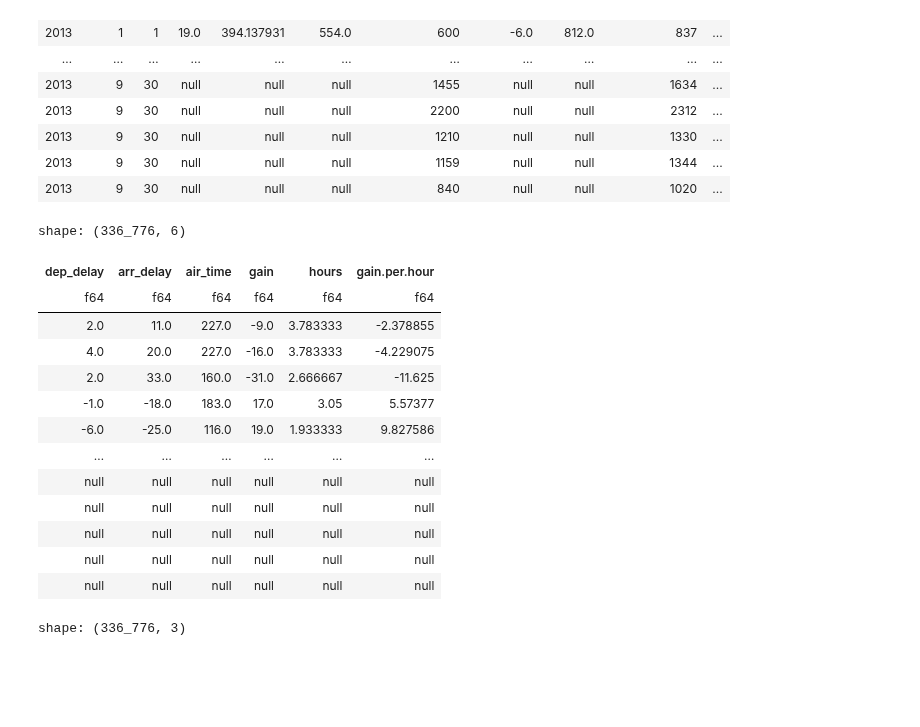
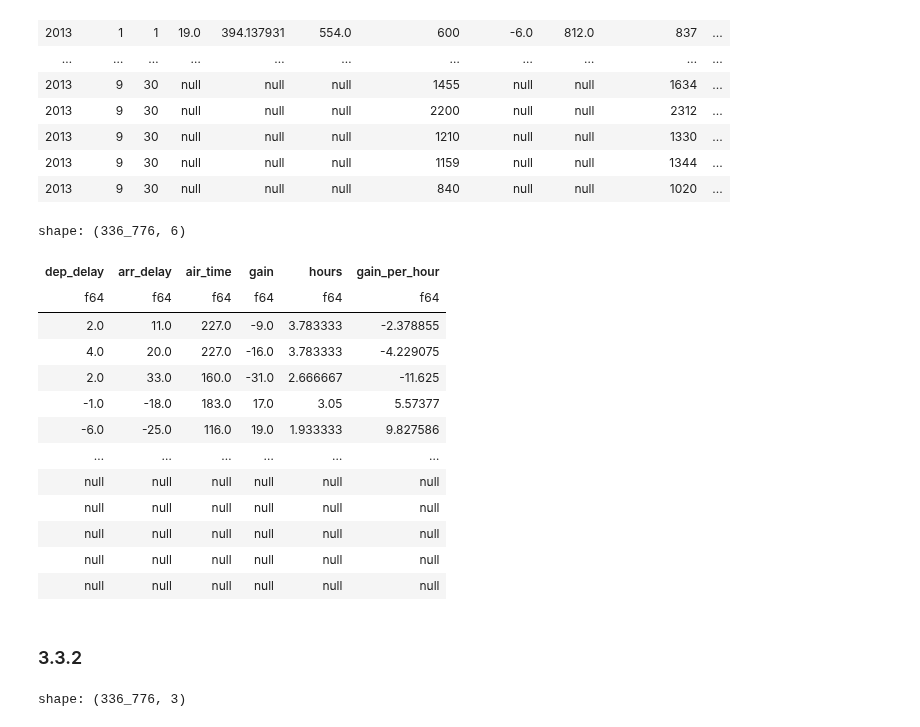
Before and after one commit to huangziwei/hea, a Jupyter notebook: example/books/r4ds/ch03.ipynb, the cells around one changed output. Cells and saved outputs as stored; diff of their text form; code cells hidden in the pictures; blank space fills up the shorter version.

```diff
--- a/example/books/r4ds/ch03.ipynb
+++ b/example/books/r4ds/ch03.ipynb
@@ -279,23 +308,31 @@ shape: (336_776, 21)
 | 2013 | 9 | 30 | null | null | null | 840 | null | null | 1020 | ... |
 # %%
 flights.mutate(
-    **{
-        "gain": col("dep_delay") - col("arr_delay"),
-        "hours": (col("air_time") / 60),
-        "gain.per.hour": (col("gain") / col("hours")),
-    },
+    gain=col("dep_delay") - col("arr_delay"),
+    hours=col("air_time") / 60,
+    gain_per_hour=col("gain") / col("hours"),
     _keep="used"
 )
+
+# if you want to keep the R convension to use dot in column name
+# flights.mutate(
+#     **{
+#         "gain": col("dep_delay") - col("arr_delay"),
+#         "hours": col("air_time") / 60,
+#         "gain.per.hour": col("gain") / col("hours"),
+#     },
+#     _keep="used"
+# )
 # or use alias if you don't like **{...}
 # flights.mutate(
 #     (hea.col("dep_delay") - hea.col("arr_delay")).alias("gain"),
 #     (hea.col("air_time") / 60).alias("hours"),
 #     (hea.col("gain") / hea.col("hours")).alias("gain.per.hour"),
 #     _keep="used"
 # )
 # %% [output]
 shape: (336_776, 6)
-| dep_delay | arr_delay | air_time | gain | hours | gain.per.hour |
+| dep_delay | arr_delay | air_time | gain | hours | gain_per_hour |
 | f64 | f64 | f64 | f64 | f64 | f64 |
 | 2.0 | 11.0 | 227.0 | -9.0 | 3.783333 | -2.378855 |
 | 4.0 | 20.0 | 227.0 | -16.0 | 3.783333 | -4.229075 |
@@ -308,6 +345,8 @@ shape: (336_776, 6)
 | null | null | null | null | null | null |
 | null | null | null | null | null | null |
 | null | null | null | null | null | null |
+# %% [markdown]
+### 3.3.2
 # %%
 flights.select("year", "month", "day")
 # %% [output]
```
Also changed, not shown: parts of 14 cells of this notebook, 2 other files.
